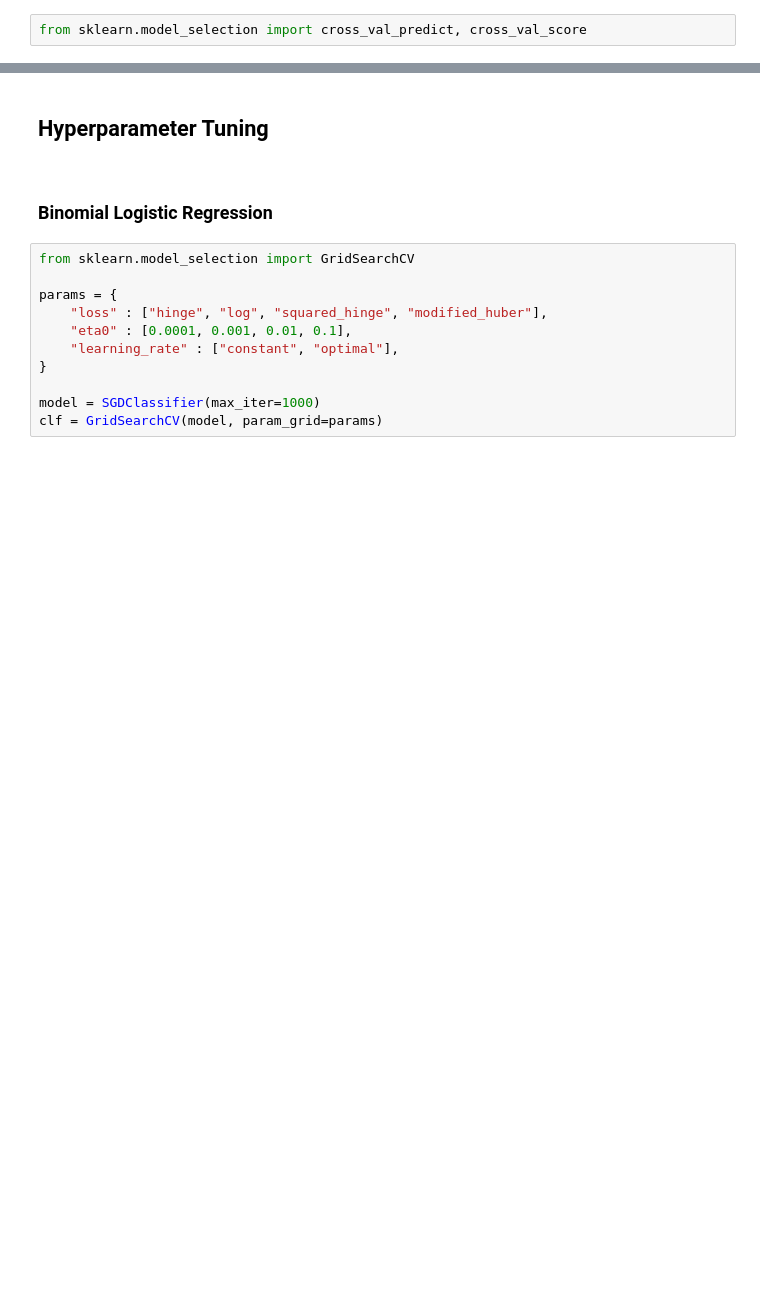
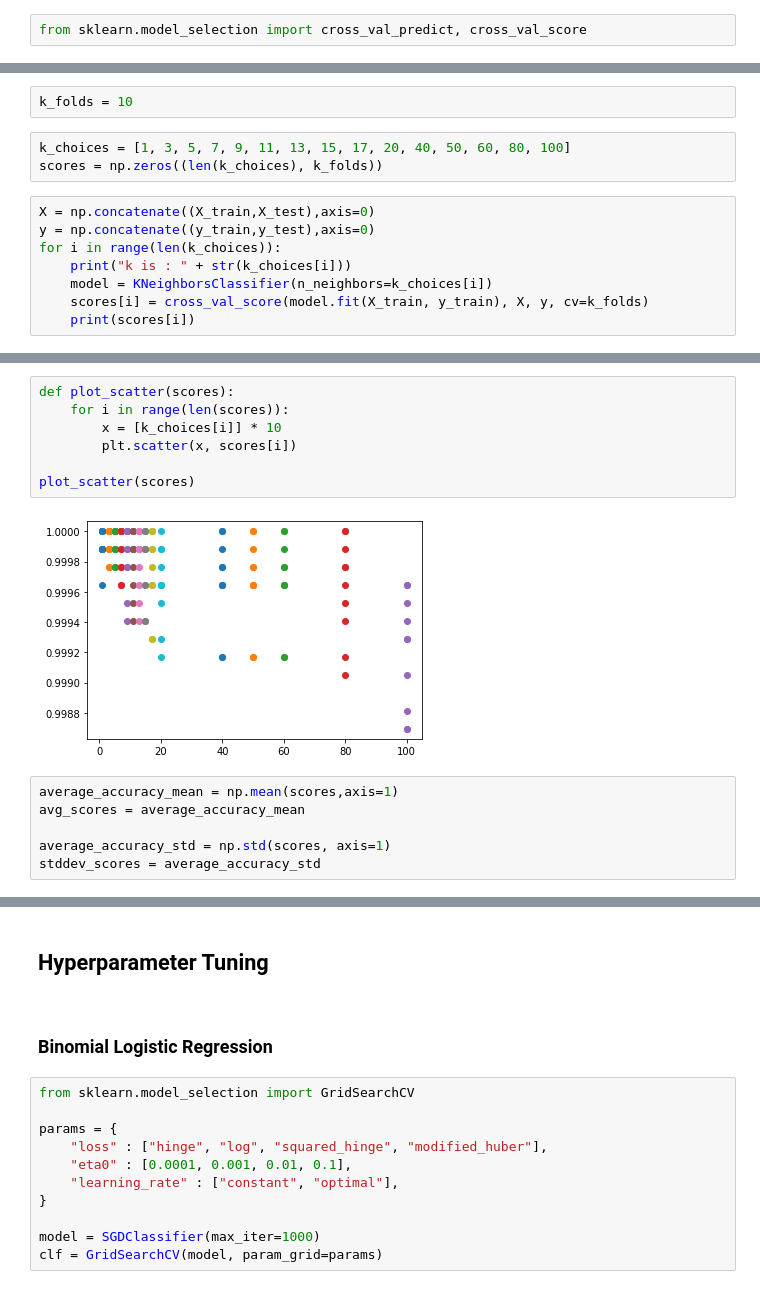
Before and after one commit to leigharriane/STINTSY-MP-Group3, a Jupyter notebook: MP_Group3.ipynb, the cells around one changed output, grey strips where cells are left out. Saved outputs shown, nothing was run; the diff lists cells and outputs as text; blank space fills up the shorter version.

```diff
--- a/MP_Group3.ipynb
+++ b/MP_Group3.ipynb
@@ -525,0 +525,13 @@ Average accuracy : 0.9916666666666666
+# %%
+k_folds = 10
+# %%
+k_choices = [1, 3, 5, 7, 9, 11, 13, 15, 17, 20, 40, 50, 60, 80, 100]
+scores = np.zeros((len(k_choices), k_folds))
+# %%
+X = np.concatenate((X_train,X_test),axis=0)
+y = np.concatenate((y_train,y_test),axis=0)
+for i in range(len(k_choices)):
+    print("k is : " + str(k_choices[i]))
+    model = KNeighborsClassifier(n_neighbors=k_choices[i])
+    scores[i] = cross_val_score(model.fit(X_train, y_train), X, y, cv=k_folds)
+    print(scores[i])
@@ -525,0 +556,15 @@ Average accuracy : 0.9916666666666666
+# %%
+def plot_scatter(scores):
+    for i in range(len(scores)):
+        x = [k_choices[i]] * 10
+        plt.scatter(x, scores[i])
+
+plot_scatter(scores)
+# %% [output]
+[figure, added]
+# %%
+average_accuracy_mean = np.mean(scores,axis=1)
+avg_scores = average_accuracy_mean
+
+average_accuracy_std = np.std(scores, axis=1)
+stddev_scores = average_accuracy_std
```
Also changed, not shown: parts of 21 cells of this notebook.
